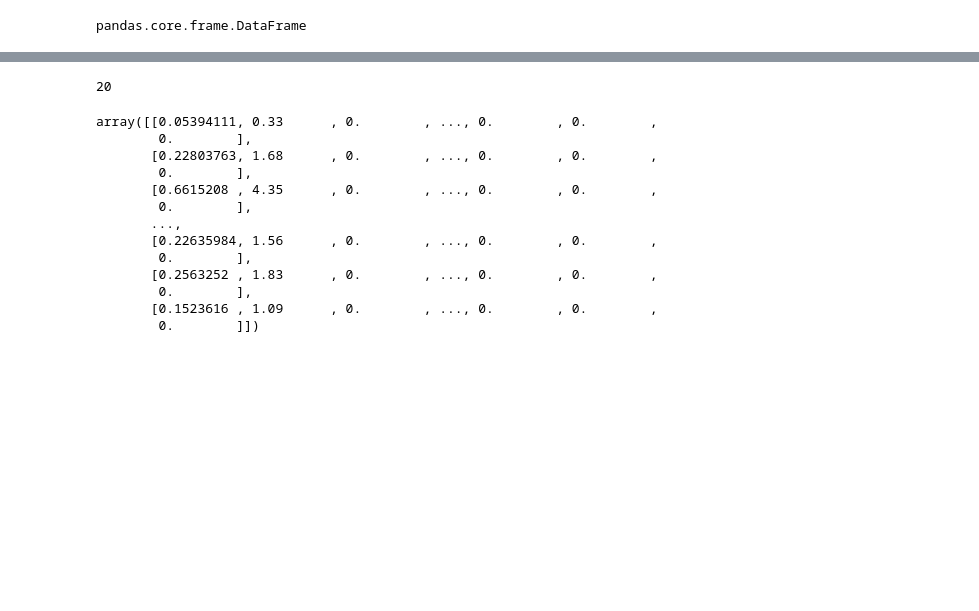
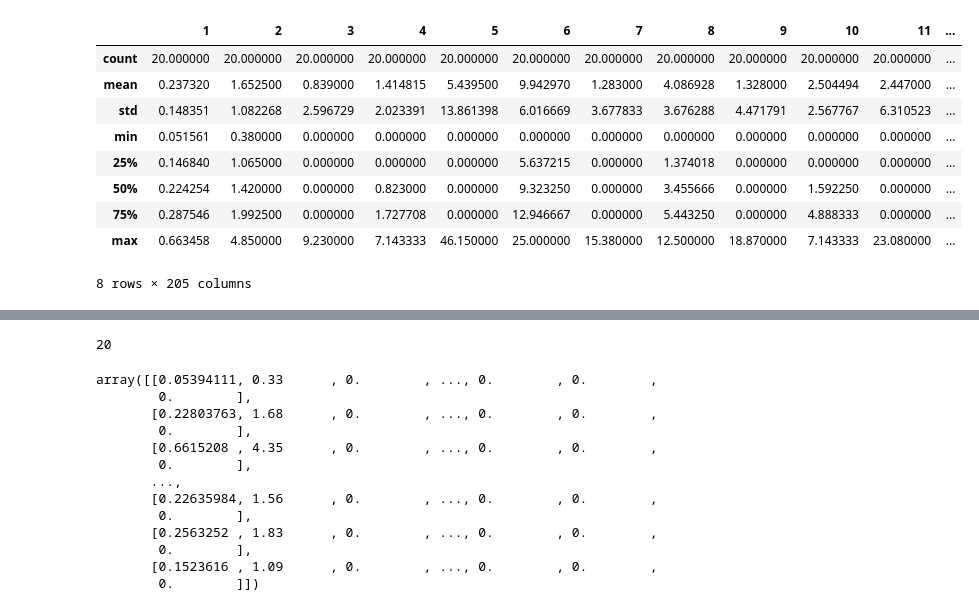
Before and after one commit to c0pper/fakenews_detector, a Jupyter notebook: File Vincenzo/Fake_News 2016 4 ouput.ipynb, the cells around one changed output, grey strips where cells are left out. Cells and saved outputs as stored; diff of their text form; code cells hidden in the pictures; blank space fills up the shorter version.

```diff
--- a/File Vincenzo/Fake_News 2016 4 ouput.ipynb
+++ b/File Vincenzo/Fake_News 2016 4 ouput.ipynb
@@ -22,11 +21,20 @@ FNDF = pd.read_csv("FN20K.csv",names=["1","2","3","4","5","6","7","8","9","10","
  #   for filename in filenames:
   #      print(os.path.join(dirname, filename))
 # %%
-VTDF = pd.read_csv("ValidationTest.csv",names=["1","2","3","4","5","6","7","8","9","10","11","12","13","14","15","16","17","18","19","20","21","22","23","24","25","26","27","28","29","30","31","32","33","34","35","36","37","38","39","40","41","42","43","44","45","46","47","48","49","50","51","52","53","54","55","56","57","58","59","60","61","62","63","64","65","66","67","68","69","70","71","72","73","74","75","76","77","78","79","80","81","82","83","84","85","86","87","88","89","90","91","92","93","94","95","96","97","98","99","100","101","102","103","104","105","106","107","108","109","110","111","112","113","114","115","116","117","118","119","120","121","122","123","124","125","126","127","128","129","130","131","132","133","134","135","136","137","138","139","140","141","142","143","144","145","146","147","148","149","150","151","152","153","154","155","156","157","158","159","160","161","162","163","164","165","166","167","168","169","170","171","172","173","174","175","176","177","178","179","180","181","182","183","184","185","186","187","188","189","190","191","192","193","194","195","196","197","198","199","200","201","202","203","204","205"])
+VTDF = pd.read_csv("https://github.com/c0pper/fakenews_detector/raw/main/File%20Vincenzo/ValidationTest%20(1).csv",names=["1","2","3","4","5","6","7","8","9","10","11","12","13","14","15","16","17","18","19","20","21","22","23","24","25","26","27","28","29","30","31","32","33","34","35","36","37","38","39","40","41","42","43","44","45","46","47","48","49","50","51","52","53","54","55","56","57","58","59","60","61","62","63","64","65","66","67","68","69","70","71","72","73","74","75","76","77","78","79","80","81","82","83","84","85","86","87","88","89","90","91","92","93","94","95","96","97","98","99","100","101","102","103","104","105","106","107","108","109","110","111","112","113","114","115","116","117","118","119","120","121","122","123","124","125","126","127","128","129","130","131","132","133","134","135","136","137","138","139","140","141","142","143","144","145","146","147","148","149","150","151","152","153","154","155","156","157","158","159","160","161","162","163","164","165","166","167","168","169","170","171","172","173","174","175","176","177","178","179","180","181","182","183","184","185","186","187","188","189","190","191","192","193","194","195","196","197","198","199","200","201","202","203","204","205"],sep=",")
 
-type(VTDF)
+VTDF.describe()
 # %% [output]
+|  | 1 | 2 | 3 | 4 | 5 | 6 | 7 | 8 | 9 | 10 | 11 | ... |
+| count | 20.000000 | 20.000000 | 20.000000 | 20.000000 | 20.000000 | 20.000000 | 20.000000 | 20.000000 | 20.000000 | 20.000000 | 20.000000 | ... |
+| mean | 0.237320 | 1.652500 | 0.839000 | 1.414815 | 5.439500 | 9.942970 | 1.283000 | 4.086928 | 1.328000 | 2.504494 | 2.447000 | ... |
+| std | 0.148351 | 1.082268 | 2.596729 | 2.023391 | 13.861398 | 6.016669 | 3.677833 | 3.676288 | 4.471791 | 2.567767 | 6.310523 | ... |
+| min | 0.051561 | 0.380000 | 0.000000 | 0.000000 | 0.000000 | 0.000000 | 0.000000 | 0.000000 | 0.000000 | 0.000000 | 0.000000 | ... |
+| 25% | 0.146840 | 1.065000 | 0.000000 | 0.000000 | 0.000000 | 5.637215 | 0.000000 | 1.374018 | 0.000000 | 0.000000 | 0.000000 | ... |
+| 50% | 0.224254 | 1.420000 | 0.000000 | 0.823000 | 0.000000 | 9.323250 | 0.000000 | 3.455666 | 0.000000 | 1.592250 | 0.000000 | ... |
+| 75% | 0.287546 | 1.992500 | 0.000000 | 1.727708 | 0.000000 | 12.946667 | 0.000000 | 5.443250 | 0.000000 | 4.888333 | 0.000000 | ... |
+| max | 0.663458 | 4.850000 | 9.230000 | 7.143333 | 46.150000 | 25.000000 | 15.380000 | 12.500000 | 18.870000 | 7.143333 | 23.080000 | ... |
-pandas.core.frame.DataFrame
+8 rows × 205 columns
 # %%
 FNDF.head(1000)
 # %% [output]
```
Also changed, not shown: parts of 21 cells of this notebook.
